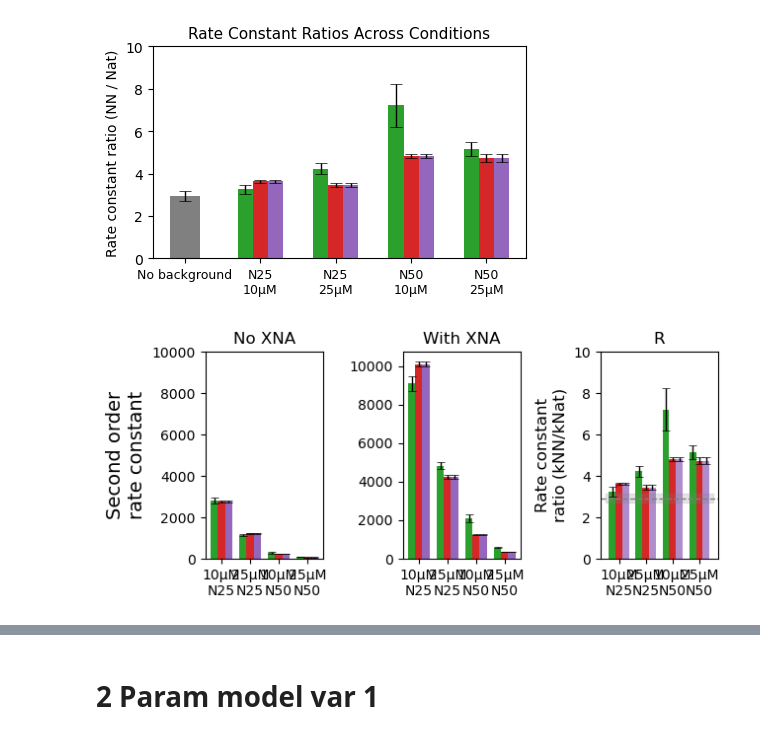
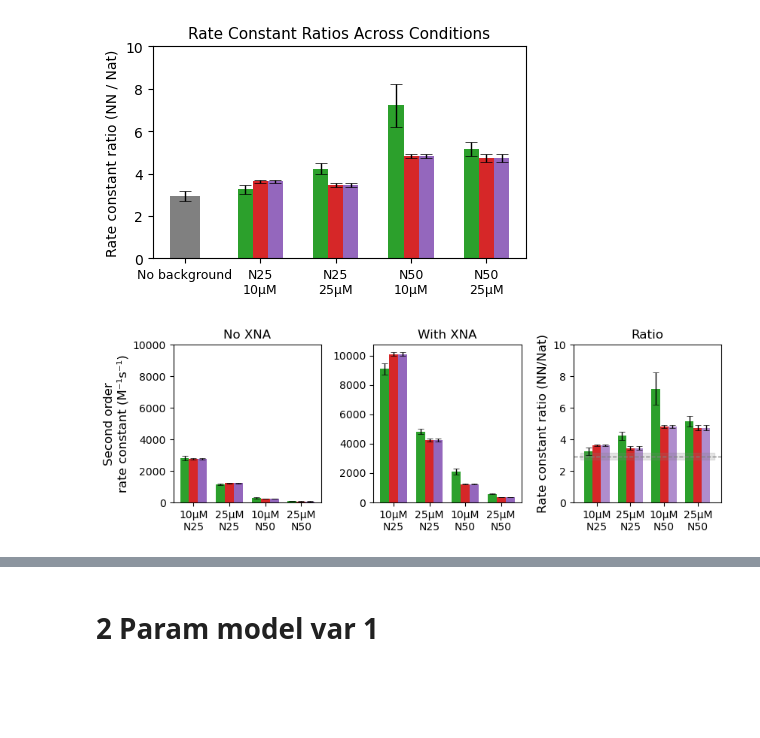
Before and after one commit to thachuk-lab/NN-DSD-Results-Analysis, a Jupyter notebook: SingleStep_Modeling.ipynb, the cells around one changed output, grey strips where cells are left out. Saved outputs shown, nothing was run; the diff lists cells and outputs as text; code cells hidden in the pictures; blank space fills up the shorter version.

Commit message:
progress on updating models and figures

```diff
--- a/SingleStep_Modeling.ipynb
+++ b/SingleStep_Modeling.ipynb
@@ -1729,0 +1772,3 @@ Fitted kf = 3.4e+02 ± 2.4e+00
+# %%
+fit_nat = [789.333333, (6701.566667-789.333333)/20]
+fit_nn =  [278.600000, (7651.433333	-278.600000)/20]
@@ -1866,36 +2907,35 @@ ax[2].axhline(y=k_control_nn[0][0]/k_control_nat[0][0], color='gray', linestyle=
 ax[2].fill_between([-0.5,3.5], [(k_control_nn[0][0]/k_control_nat[0][0]) - prop_err(k_control_nn[0], k_control_nat[0])]*2,
                   [(k_control_nn[0][0]/k_control_nat[0][0]) + prop_err(k_control_nn[0], k_control_nat[0])]*2,
                   color='gray', alpha=0.2)
 # Formatting
 for a in ax:
     a.set_xticks(x)
     a.set_xticklabels(labels, fontsize=10)
     a.tick_params(axis='x', labelrotation=0)
 
 
 
 
 
 
 
 ax[0].set_ylim(0,10000)
 ax[2].set_ylim(0,10)
 
-ax[0].set_ylabel('Second order\nrate constant', fontsize=14)
-ax[1].set_ylabel(None)
-ax[2].set_ylabel('Rate constant\nratio (kNN/kNat)', fontsize=12)
+ax[0].set_ylabel('Second order\nrate constant (M⁻¹s⁻¹)', fontsize=12)
 
+ax[2].set_ylabel('Rate constant ratio (NN/Nat)', fontsize=12)
 
 
 
 ax[0].set_title('No XNA', fontsize=12)
 ax[1].set_title('With XNA', fontsize=12)
-ax[2].set_title('R', fontsize=12)
+ax[2].set_title('Ratio', fontsize=12)
 
 
 
 plt.tight_layout()
-#plt.savefig('NAR_TUM_Onestep_barplot_err.svg', dpi=600)
+plt.savefig('NAR_TUM_onestep_k.svg', dpi=400)
 plt.show()
 # %% [output]
-[figure, old version]
+[figure, new version]
```
Also changed, not shown: parts of 10 cells of this notebook, 5 other files.
